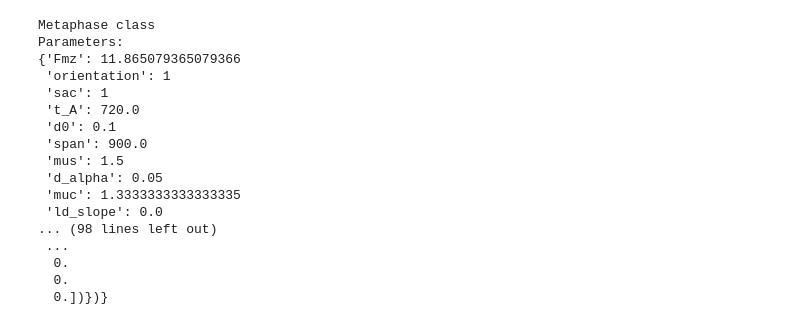
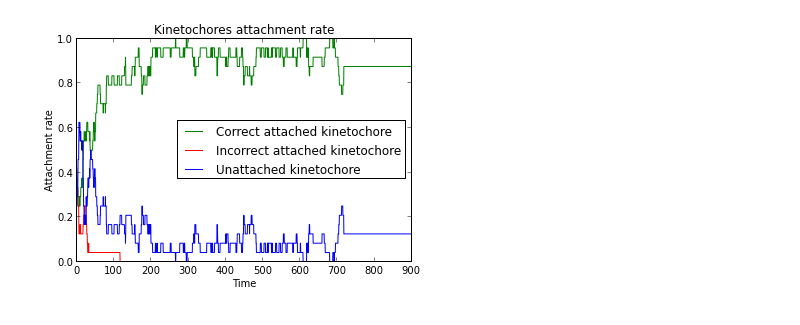
Before and after one commit to glyg/Kinetochore-segregation, a Jupyter notebook: scripts/attachment_rate.ipynb, the cells around one changed output. Drawn from its saved outputs; the diff is of its cells as text; code cells hidden in the pictures.

```diff
--- a/scripts/attachment_rate.ipynb
+++ b/scripts/attachment_rate.ipynb
@@ -8,3 +9,3 @@ from kt_simul.draw import Drawer
 # %%
-meta = SimuIO().read("results.kt", verbose=True)
+meta = SimuIO().read("results.zip", verbose=True)
 # %% [output]
@@ -39,20 +22,6 @@ meta.observations
-# %%
-print meta
-# %% [output]
-Metaphase class
-Parameters:
-{'Fmz': 11.865079365079366
- 'orientation': 1
- 'sac': 1
- 't_A': 720.0
- 'd0': 0.1
- 'span': 900.0
- 'mus': 1.5
- 'd_alpha': 0.05
- 'muc': 1.3333333333333335
- 'ld_slope': 0.0
-... (98 lines left out)
- ...
-  0.
-  0.
-  0.])})}
+# %%
+kt_attach = meta.observations['Kineto_Attachment']
+# %%
+draw_kineto_attachment(kt_attach, meta)
+# %% [output]
+[figure, added]
```
Also changed, not shown: parts of 5 cells of this notebook, 13 other files.
